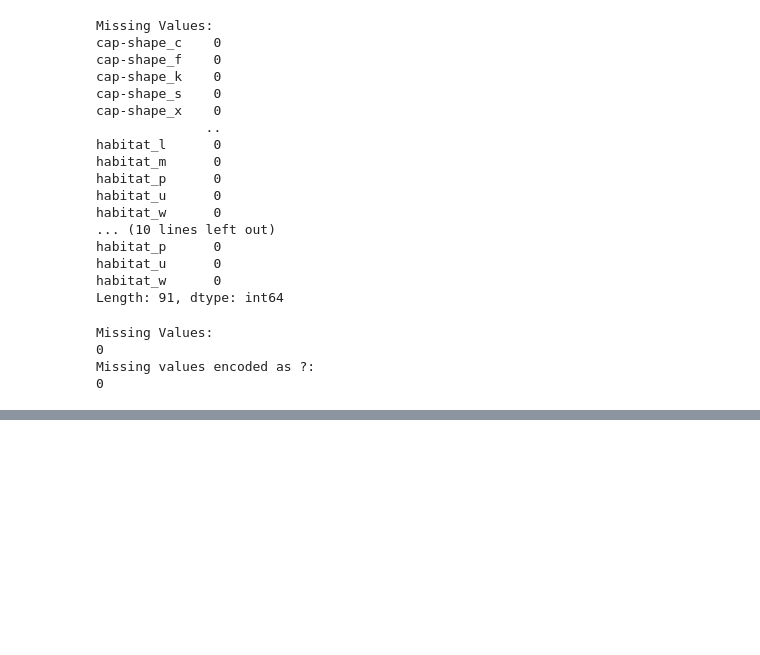
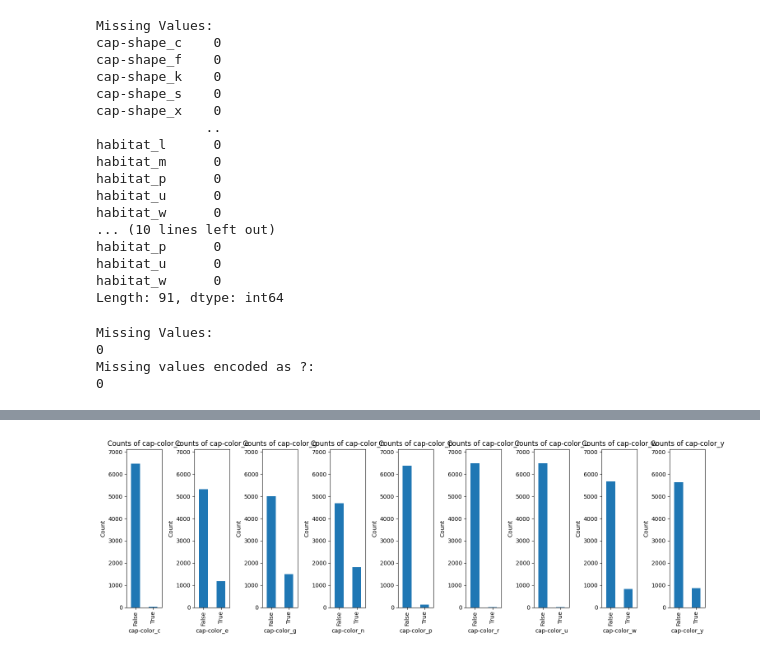
Before and after one commit to atoothman/data71200, a Jupyter notebook: DATA_71200_Project_1_Mushroom_Classification_Toothman.ipynb, the cells around one changed output, grey strips where cells are left out. Saved outputs shown, nothing was run; the diff lists cells and outputs as text; code cells hidden in the pictures; blank space fills up the shorter version.

```diff
--- a/DATA_71200_Project_1_Mushroom_Classification_Toothman.ipynb
+++ b/DATA_71200_Project_1_Mushroom_Classification_Toothman.ipynb
@@ -329,0 +343,21 @@ Missing values encoded as ?:
+# %%
+# List of categorical columns to plot
+columns_to_plot = ['cap-color_c', 'cap-color_e', 'cap-color_g', 'cap-color_n', 'cap-color_p', 'cap-color_r', 'cap-color_u', 'cap-color_w', 'cap-color_y']
+
+# Adjust the figure size to accommodate all plots
+fig, axes = plt.subplots(nrows=1, ncols=len(columns_to_plot), figsize=(15, 5))
+
+# Iterate over each column and plot in a separate subplot
+for idx, column in enumerate(columns_to_plot):
+    ax = axes[idx] if len(columns_to_plot) > 1 else axes  # Handle single plot case
+    X_train[column].value_counts().plot(kind='bar', ax=ax)
+    ax.set_title(f'Counts of {column}')
+    ax.set_xlabel(column)
+    ax.set_ylabel('Count')
+    ax.set_ylim([0, value_counts.max() * 1.1])
+
+# Adjust layout and display
+plt.tight_layout()
+plt.show()
+# %% [output]
+[figure, added]
```
Also changed, not shown: parts of 3 cells of this notebook.
